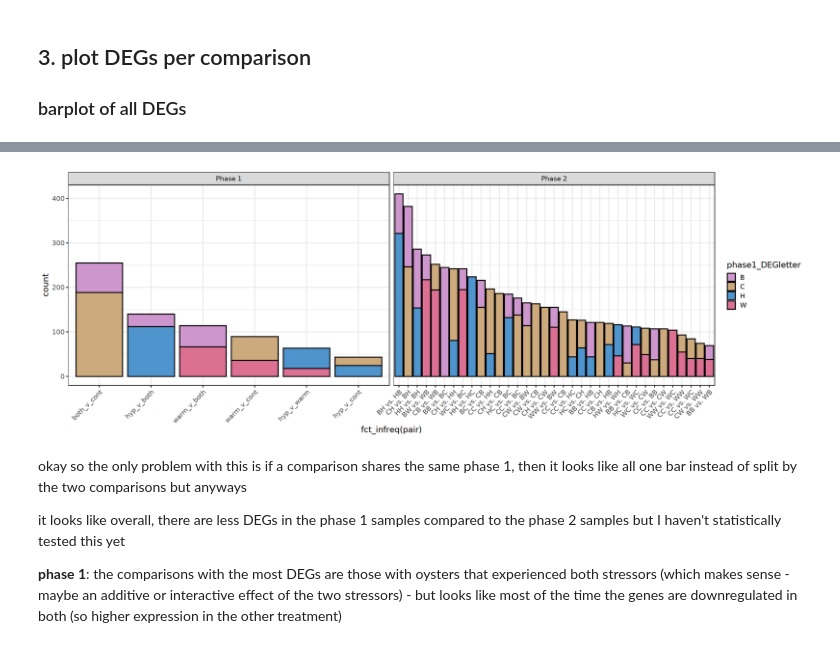
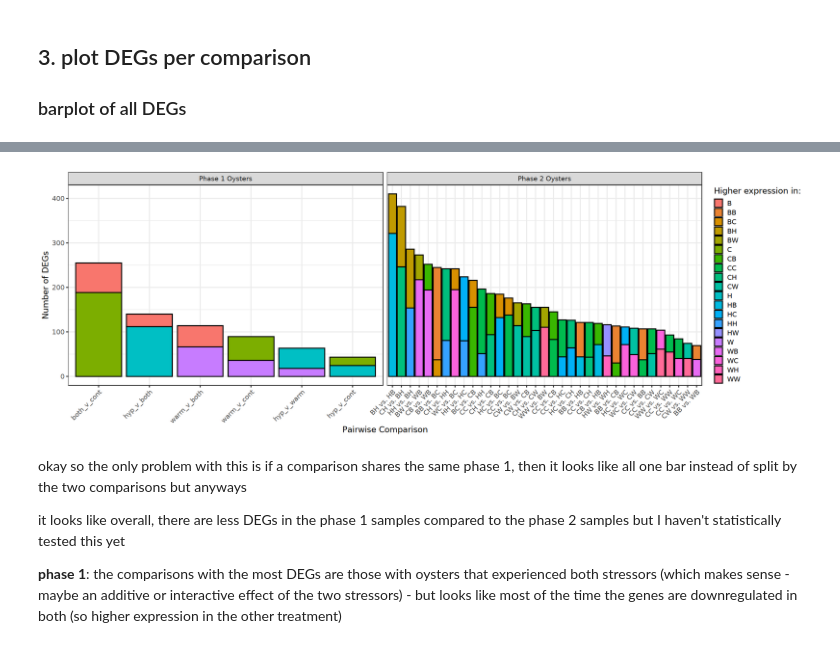
Before and after one commit to jgmcdonough/CE24_RNA-seq, a Jupyter notebook: analysis/diff_expression/deg_plasticity.ipynb, the cells around one changed output, grey strips where cells are left out. Drawn from its saved outputs; the diff is of its cells as text; code cells hidden in the pictures.

```diff
--- a/analysis/diff_expression/deg_plasticity.ipynb
+++ b/analysis/diff_expression/deg_plasticity.ipynb
@@ -95,11 +96,6 @@ A data.frame: 6 × 6
 | 4 | LOC111105159 | -5.199942 | 0.0096385781 | both_v_cont | C | Phase 1 |
 | 5 | LOC111132252 | -2.635506 | 0.0327889602 | both_v_cont | C | Phase 1 |
 | 6 | LOC111137262 | 3.622591 | 0.0280691987 | both_v_cont | B | Phase 1 |
-# %%
-p2.deg2 <- lapply(p2.deg, function(df) {
-# select only the necessary columns
-  select(df, c(Gene, log2FoldChange, padj, pair, DEG_group, phase))
-})
 # %% [markdown]
 ### B. phase 2 oysters
 # %%
@@ -169,22 +177,22 @@ A data.frame: 6 × 6
 # %%
 options(repr.plot.height = 7, repr.plot.width = 20)
+
+facet_labels <- c('Phase 1' = 'Phase 1 Oysters',
+                  'Phase 2' = 'Phase 2 Oysters')
 
 deg.all <- deg.all %>%
   mutate(phase1_DEGletter = substr(DEG_group, 1, 1))
 
-ggplot(deg.all, aes(x = fct_infreq(pair), fill = phase1_DEGletter)) +
+ggplot(deg.all, aes(x = fct_infreq(pair), fill = DEG_group)) +
   geom_bar(stat = "count", col = 'black') +
-  facet_wrap(~ phase, scales = "free_x") +
-  scale_fill_manual(values = c(
-    C = "burlywood3",
-    H = "steelblue3",
-    B = "plum3",
-    W = "palevioletred"
-  )) +
+  facet_wrap(~ phase, scales = "free_x", labeller = labeller(phase = facet_labels)) +
   theme_bw(base_size = 15) +
-  theme(axis.text.x = element_text(angle = 45, hjust = 1))
+  theme(axis.text.x = element_text(angle = 45, hjust = 1)) +
+labs(x = 'Pairwise Comparison',
+     y = 'Number of DEGs',
+     fill = 'Higher expression in:')
 # %% [output]
-[figure, old version]
+[figure, new version]
 # %% [markdown]
 okay so the only problem with this is if a comparison shares the same phase 1, then it looks like all one bar instead of split by the two comparisons but anyways
 
```
Also changed, not shown: parts of 3 cells of this notebook.
